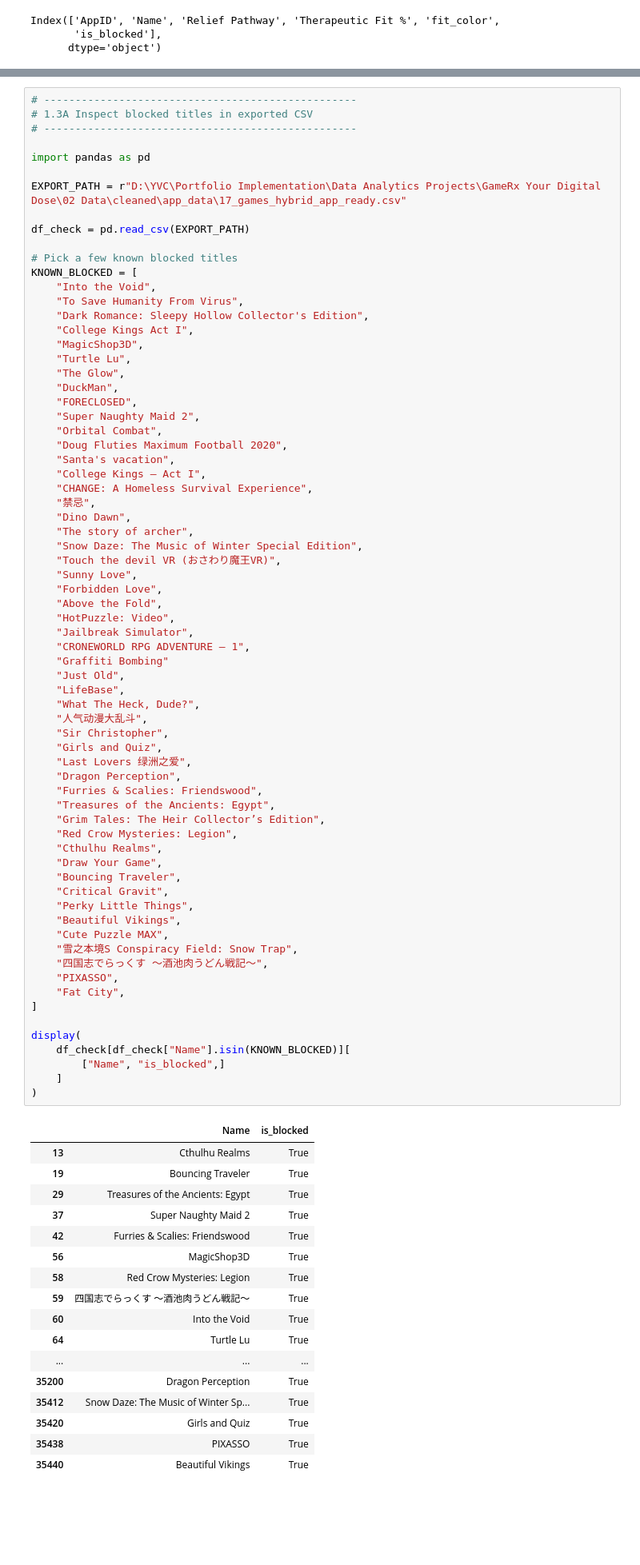
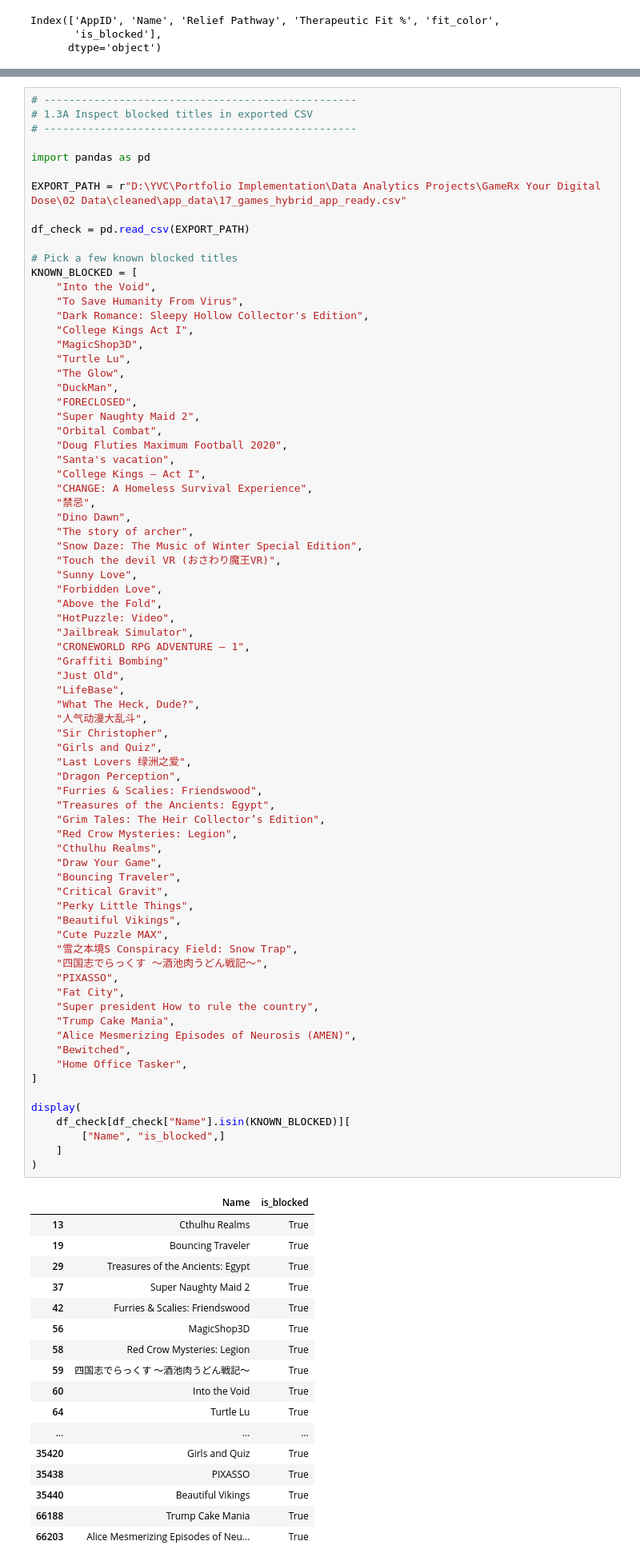
Before and after one commit to YVC-Sync/GameRx-Your-Digital-Dose, a Jupyter notebook: 03 Notebooks/17_final_hybrid_app_ready.ipynb, the cells around one changed output, grey strips where cells are left out. Shown at 80% size. Cells and saved outputs as stored; diff of their text form; blank space fills up the shorter version.

```diff
--- a/03 Notebooks/17_final_hybrid_app_ready.ipynb
+++ b/03 Notebooks/17_final_hybrid_app_ready.ipynb
@@ -3277,35 +3281,40 @@ KNOWN_BLOCKED = [
     "Draw Your Game",
     "Bouncing Traveler",
     "Critical Gravit",
     "Perky Little Things",
     "Beautiful Vikings",
     "Cute Puzzle MAX",
     "雪之本境S Conspiracy Field: Snow Trap",
     "四国志でらっくす ～酒池肉うどん戦記～",
     "PIXASSO",
     "Fat City",
+    "Super president How to rule the country",
+    "Trump Cake Mania",
+    "Alice Mesmerizing Episodes of Neurosis (AMEN)",
+    "Bewitched",
+    "Home Office Tasker",
 ]
 
 display(
     df_check[df_check["Name"].isin(KNOWN_BLOCKED)][
         ["Name", "is_blocked",]
     ]
 )
 # %% [output]
 |  | Name | is_blocked |
 | 13 | Cthulhu Realms | True |
 | 19 | Bouncing Traveler | True |
 | 29 | Treasures of the Ancients: Egypt | True |
 | 37 | Super Naughty Maid 2 | True |
 | 42 | Furries & Scalies: Friendswood | True |
 | 56 | MagicShop3D | True |
 | 58 | Red Crow Mysteries: Legion | True |
 | 59 | 四国志でらっくす ～酒池肉うどん戦記～ | True |
 | 60 | Into the Void | True |
 | 64 | Turtle Lu | True |
 | ... | ... | ... |
-| 35200 | Dragon Perception | True |
-| 35412 | Snow Daze: The Music of Winter Sp... | True |
 | 35420 | Girls and Quiz | True |
 | 35438 | PIXASSO | True |
 | 35440 | Beautiful Vikings | True |
+| 66188 | Trump Cake Mania | True |
+| 66203 | Alice Mesmerizing Episodes of Neu... | True |
```
Also changed, not shown: parts of 16 cells of this notebook, 1 other file.
